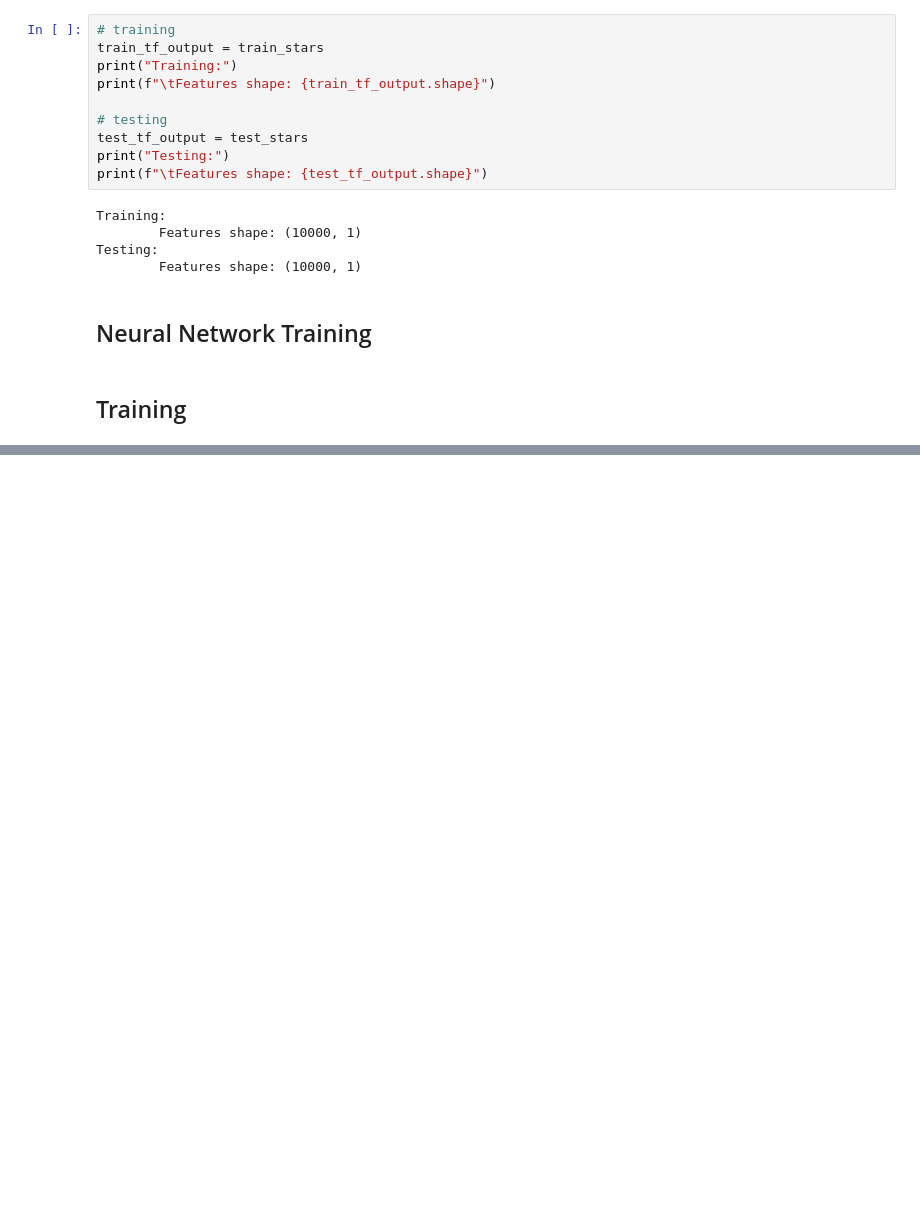
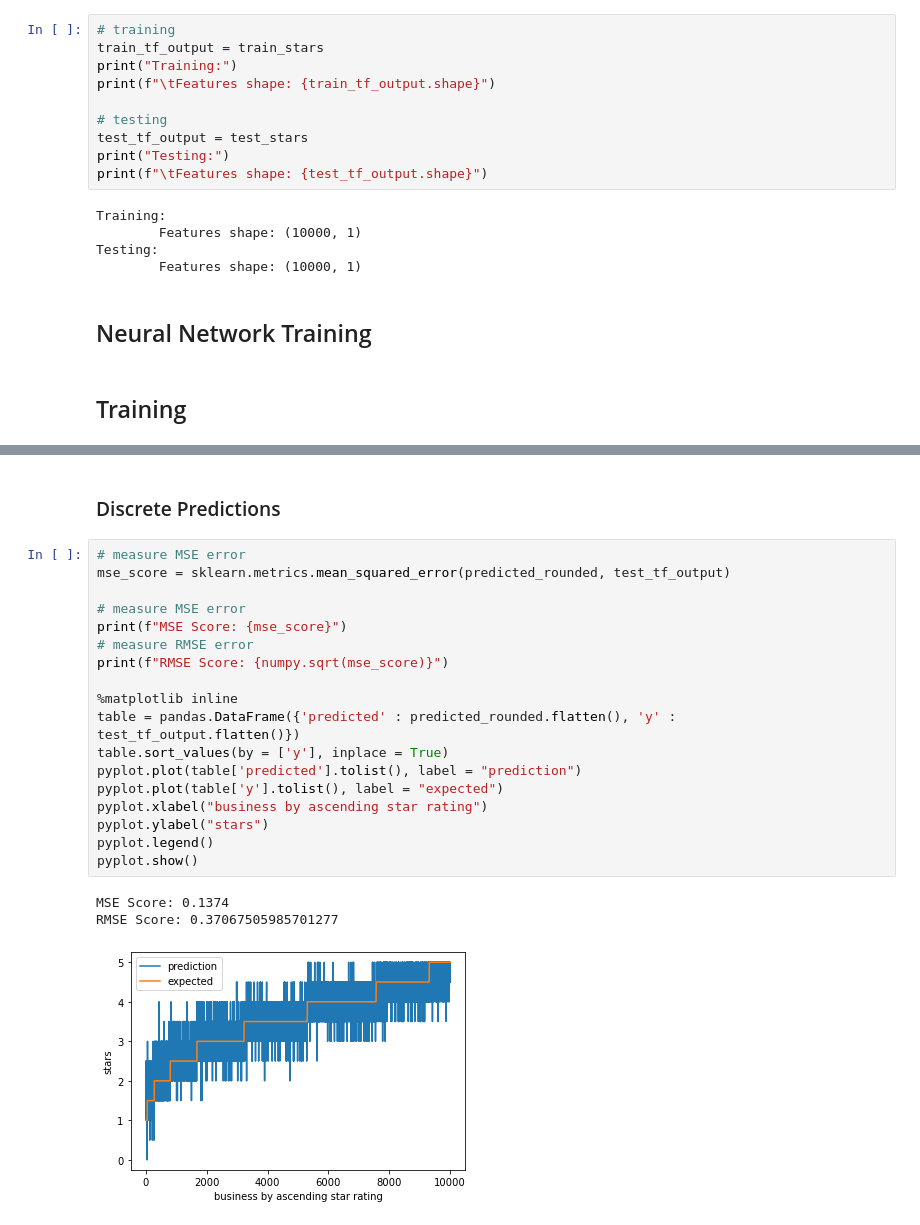
Before and after one commit to concision/predicting-yelp-ratings, a Jupyter notebook: notebook.ipynb, the cells around one changed output, grey strips where cells are left out. Drawn from its saved outputs; the diff is of its cells as text; blank space fills up the shorter version.

```diff
--- a/notebook.ipynb
+++ b/notebook.ipynb
@@ -334,0 +383,24 @@ Epoch 126/250
+# %% [markdown]
+### Discrete Predictions
+# %%
+# measure MSE error
+mse_score = sklearn.metrics.mean_squared_error(predicted_rounded, test_tf_output)
+
+# measure MSE error
+print(f"MSE Score: {mse_score}")
+# measure RMSE error
+print(f"RMSE Score: {numpy.sqrt(mse_score)}")
+
+%matplotlib inline
+table = pandas.DataFrame({'predicted' : predicted_rounded.flatten(), 'y' : test_tf_output.flatten()})
+table.sort_values(by = ['y'], inplace = True)
+pyplot.plot(table['predicted'].tolist(), label = "prediction")
+pyplot.plot(table['y'].tolist(), label = "expected")
+pyplot.xlabel("business by ascending star rating")
+pyplot.ylabel("stars")
+pyplot.legend()
+pyplot.show()
+# %% [output]
+MSE Score: 0.1374
+RMSE Score: 0.37067505985701277
+[figure, added]
```
Also changed, not shown: parts of 13 cells of this notebook.
